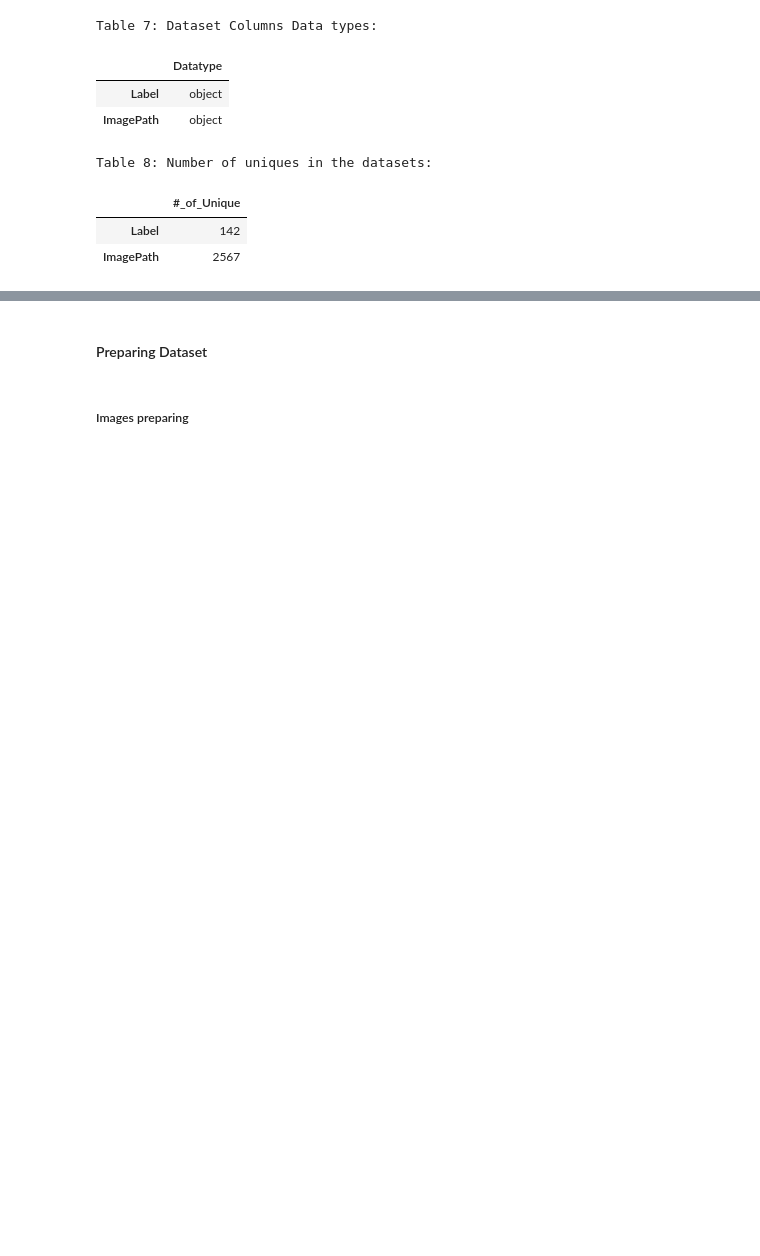
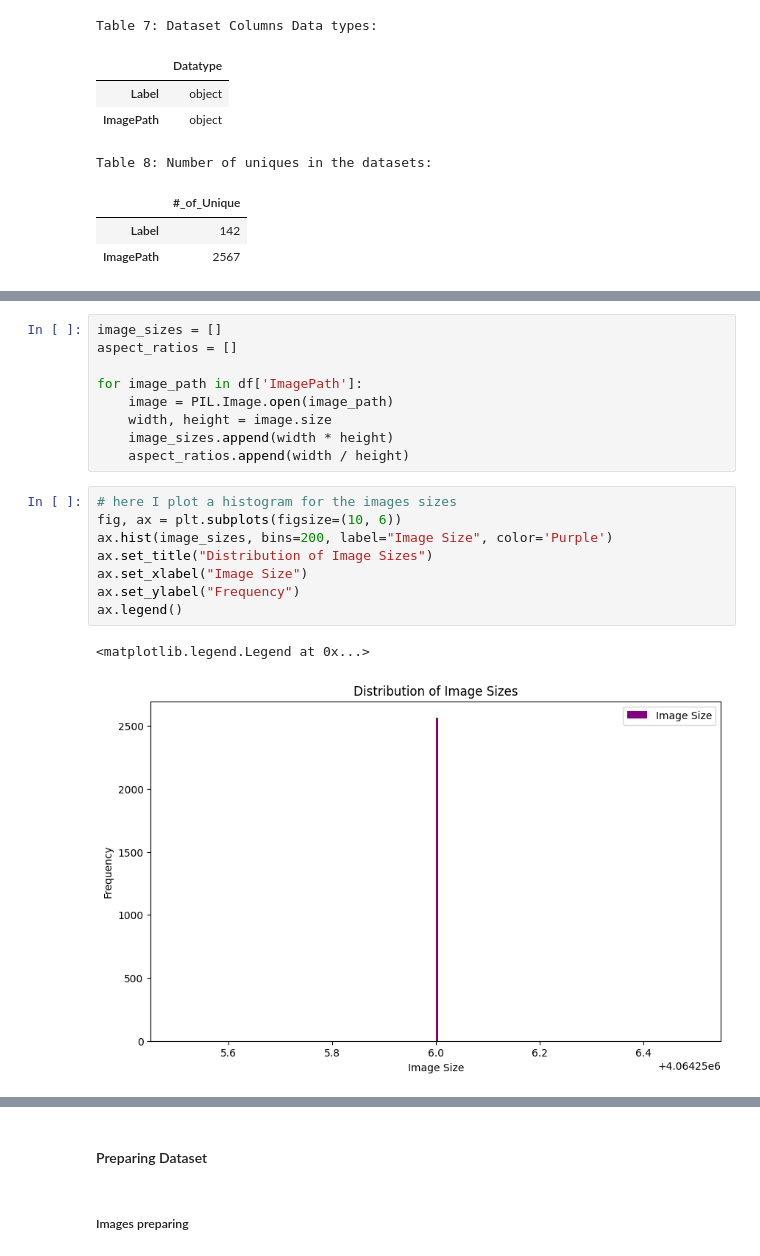
Before and after one commit to sondosaabed/Iris-of-eyes-recognition, a Jupyter notebook: Iris_recognition_1190652.ipynb, the cells around one changed output, grey strips where cells are left out. Cells and saved outputs as stored; diff of their text form; blank space fills up the shorter version.

```diff
--- a/Iris_recognition_1190652.ipynb
+++ b/Iris_recognition_1190652.ipynb
@@ -253,0 +261,20 @@ def show_random_samples(df, num):
+# %%
+image_sizes = []
+aspect_ratios = []
+
+for image_path in df['ImagePath']:
+    image = PIL.Image.open(image_path)
+    width, height = image.size
+    image_sizes.append(width * height)
+    aspect_ratios.append(width / height)
+# %%
+# here I plot a histogram for the images sizes
+fig, ax = plt.subplots(figsize=(10, 6))
+ax.hist(image_sizes, bins=200, label="Image Size", color='Purple')
+ax.set_title("Distribution of Image Sizes")
+ax.set_xlabel("Image Size")
+ax.set_ylabel("Frequency")
+ax.legend()
+# %% [output]
+<matplotlib.legend.Legend at 0x...>
+[figure, added]
```
Also changed, not shown: parts of 10 cells of this notebook.
